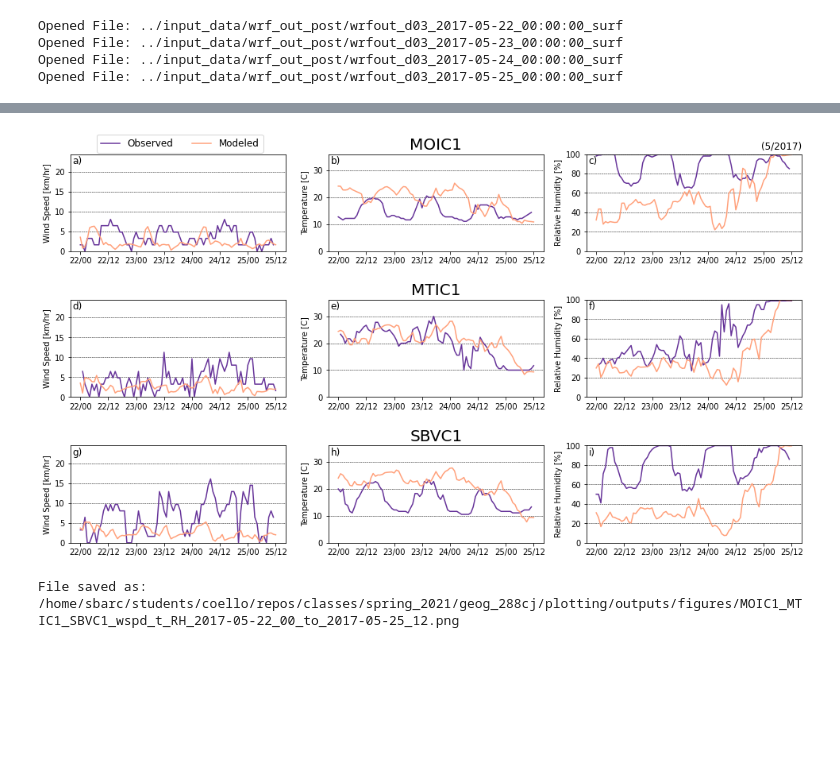
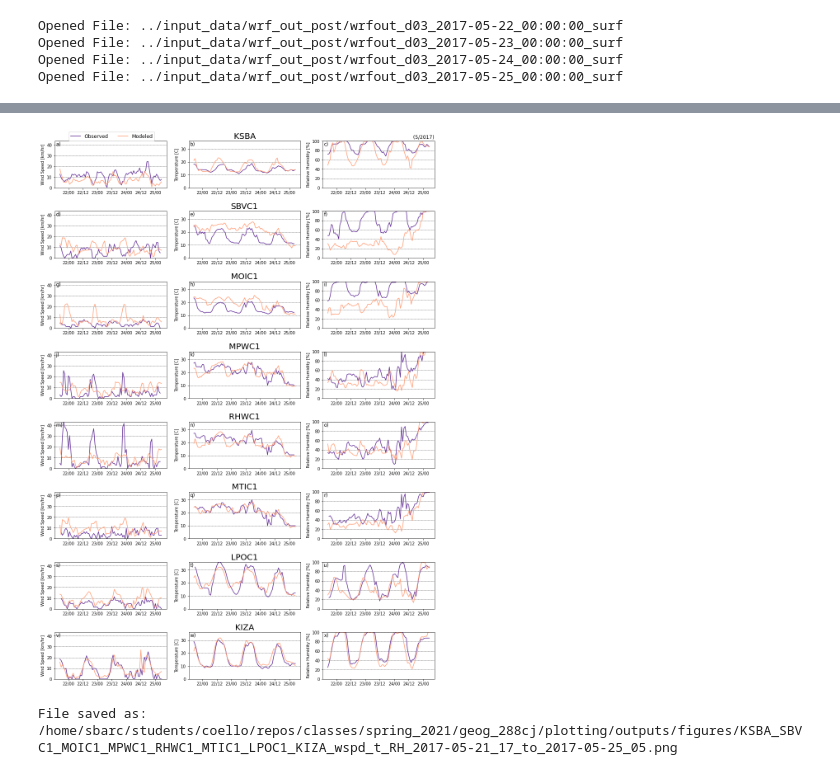
Before and after one commit to mmcoello/spring_2021, a Jupyter notebook: geog_288cj/plotting/analysis/station_data_v_wrf.ipynb, the cells around one changed output, grey strips where cells are left out. Saved outputs shown, nothing was run; the diff lists cells and outputs as text; code cells hidden in the pictures; blank space fills up the shorter version.

```diff
--- a/geog_288cj/plotting/analysis/station_data_v_wrf.ipynb
+++ b/geog_288cj/plotting/analysis/station_data_v_wrf.ipynb
@@ -344,33 +348,14 @@ for j in range(len(filename)):
     dat = xr.open_dataset(filepath)
     print('Opened File:', filepath)
 
-    # save time variable
-    time = dat.time.values
-
-    # save times as datetimes
-    dates = []
-    dates_list = []
-
-    # store dates as a datetine and convert it to PDT timezone
-    for i in range(len(time)):
-        dates_obj = datetime.strptime(str(time[i]), '%Y-%m-%dT%H:%M:%S.000000000')
-        dates_obj_zone = dates_obj.replace(tzinfo =  pytz.timezone('UTC'))
-        dates_obj_PDT = dates_obj_zone.astimezone(pytz.timezone('US/Pacific'))
-        datetime64_PDT = np.datetime64(str(dates_obj_PDT)[:16]).astype(datetime)
-        dates.append(datetime64_PDT)
-
-        dates_list.append(datetime64_PDT)
-
-    dat['Time'] = dates_list
-
     # append xarray to a list
     da_list.append(dat)
 
 # convert list of xarrays to one xarray
-ds = xr.concat(da_list, dim = 'Time')
+ds = xr.concat(da_list, dim = 'time')
 
 # limit wrf data time frame by station datae
-ds = ds.sel(Time = slice(str(ds.Time.values[0]), str(ds.Time.values[-1])))
+ds = ds.sel(time = slice(str(ds.time.values[0]), str(ds.time.values[-1])))
 
 da_list = []
 
@@ -396,6 +381,8 @@ Opened File: ../input_data/wrf_out_post/wrfout_d03_2017-05-22_00:00:00_surf
 Opened File: ../input_data/wrf_out_post/wrfout_d03_2017-05-23_00:00:00_surf
 Opened File: ../input_data/wrf_out_post/wrfout_d03_2017-05-24_00:00:00_surf
 Opened File: ../input_data/wrf_out_post/wrfout_d03_2017-05-25_00:00:00_surf
+# %%
+dwrf['wspd_kmh'] = dwrf['wspd'] * units('m/s').to(units(wnd_units))
 # %%
 levels_wspd = [0, np.nanmax(da.wspd)]
 
@@ -418,11 +407,12 @@ File saved as: /home/sbarc/students/coello/repos/classes/spring_2021/geog_288cj/
 def plot_station_winds(data, wrf, date_time, stations, outdir, wind_untis):
 
     var = ['wspd', 't', 'RH']
-    wrf_var = ['wspd', 'T2', 'rh2']
+    wrf_var = ['wspd_kmh', 'T2', 'rh2']
     var_labs = ['Wind Speed [' + wind_untis + ']', 'Temperature [C]', 'Relative Humidity [%]']
     var_names = ''
     stat_names = ''
-    subfig = ['a)', 'b)', 'c)', 'd)', 'e)', 'f)', 'g)', 'h)', 'i)']
+    subfig = ['a)', 'b)', 'c)', 'd)', 'e)', 'f)', 'g)', 'h)', 'i)', 'j)', 'k)', 'l)', 'm)', 'n)', 'o)',
+             'p)', 'q)', 'r)', 's)', 't)', 'u)', 'v)', 'w)', 'x)']
 
     k = 0
 
@@ -436,7 +426,7 @@ def plot_station_winds(data, wrf, date_time, stations, outdir, wind_untis):
 
             ax = fig.add_subplot(gs[i,j])
 
-            ln1 = ax.plot(date_time, data[var[j]].sel(station = stations[i]), 'rebeccapurple', label='Observed')
+            ln1 = ax.plot(data.time, data[var[j]].sel(station = stations[i]), 'rebeccapurple', label='Observed')
 
     #         ln3 = ax.plot(date_time, data.wgust.sel(station = stations[i]), 'mediumpurple', label='Obs. Gusts')
 
@@ -444,7 +434,7 @@ def plot_station_winds(data, wrf, date_time, stations, outdir, wind_untis):
             ax.set_ylabel(var_labs[j], multialignment='center')
             ax.set_ylim(0, np.nanmax(data[var[j]]))
 
-            ln2 = ax.plot(date_time, wrf[wrf_var[j]].sel(station = stations[i]), 'lightsalmon', label='Modeled')
+            ln2 = ax.plot(wrf.time, wrf[wrf_var[j]].sel(station = stations[i]), 'lightsalmon', label='Modeled')
 
             # make x laeled dates prettier
             ax.xaxis.set_major_formatter(mdates.DateFormatter('%d/%H'))
@@ -458,33 +448,33 @@ def plot_station_winds(data, wrf, date_time, stations, outdir, wind_untis):
 
             ax.text(0.01, 0.9, subfig[k], fontsize = 12, transform = ax.transAxes)
 
 
             if (j == 1):
                 plt.title(stations[i], loc = 'center', size = 20)
 
 
             if (i == 0 and j == 0):
                 # add legend
                 lns = ln1 + ln2
                 labs = [l.get_label() for l in lns]
                 ax.legend(lns, labs, loc='upper left',  bbox_to_anchor=(0.1, 1.25), ncol=3, prop={'size': 12})
 
             if (i == 0):
                 var_names = var_names + '_' + str(var[j])
 
 
             k += 1
 
         stat_names = stat_names + '_' + stations[i]
 
     # Save and display figure
     plot_name = stat_names[1:] + var_names + '_' + str(date_time.values[0])[:-16].replace('T', '_') + \
                 '_to_' + str(date_time.values[-1])[:-16].replace('T', '_') + '.png'
     plt.savefig(outdir+plot_name,  bbox_inches='tight', dpi = 120)
     plt.show()
     print('File saved as:', outdir+plot_name, '\n')
 
-plot_station_winds(da, dwrf, da.time, stations[0:3], fig_outdir, wnd_units)
+plot_station_winds(da, dwrf, da.time, stations, fig_outdir, wnd_units)
 # %% [output]
-[figure, old version]
+[figure, new version]
-File saved as: /home/sbarc/students/coello/repos/classes/spring_2021/geog_288cj/plotting/outputs/figures/MOIC1_MTIC1_SBVC1_wspd_t_RH_2017-05-22_00_to_2017-05-25_12.png
+File saved as: /home/sbarc/students/coello/repos/classes/spring_2021/geog_288cj/plotting/outputs/figures/KSBA_SBVC1_MOIC1_MPWC1_RHWC1_MTIC1_LPOC1_KIZA_wspd_t_RH_2017-05-21_17_to_2017-05-25_05.png
```
Also changed, not shown: parts of 2 cells of this notebook, 16 other files.
